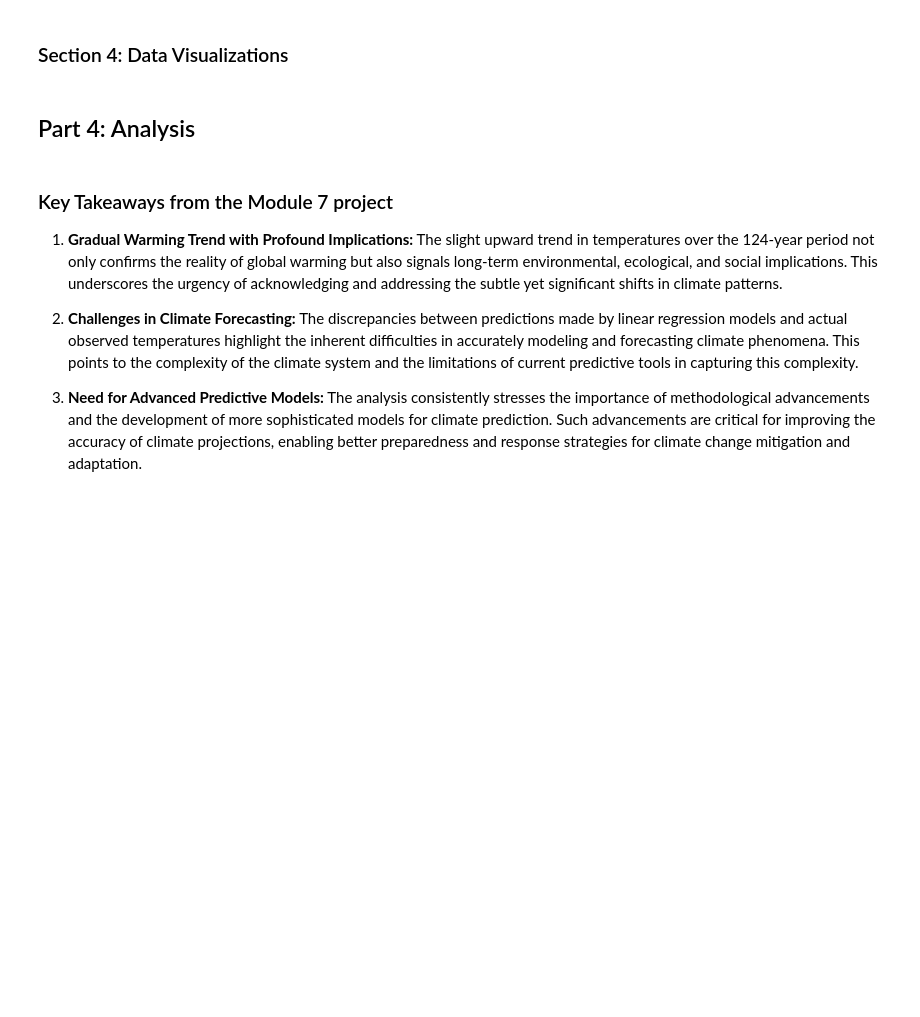
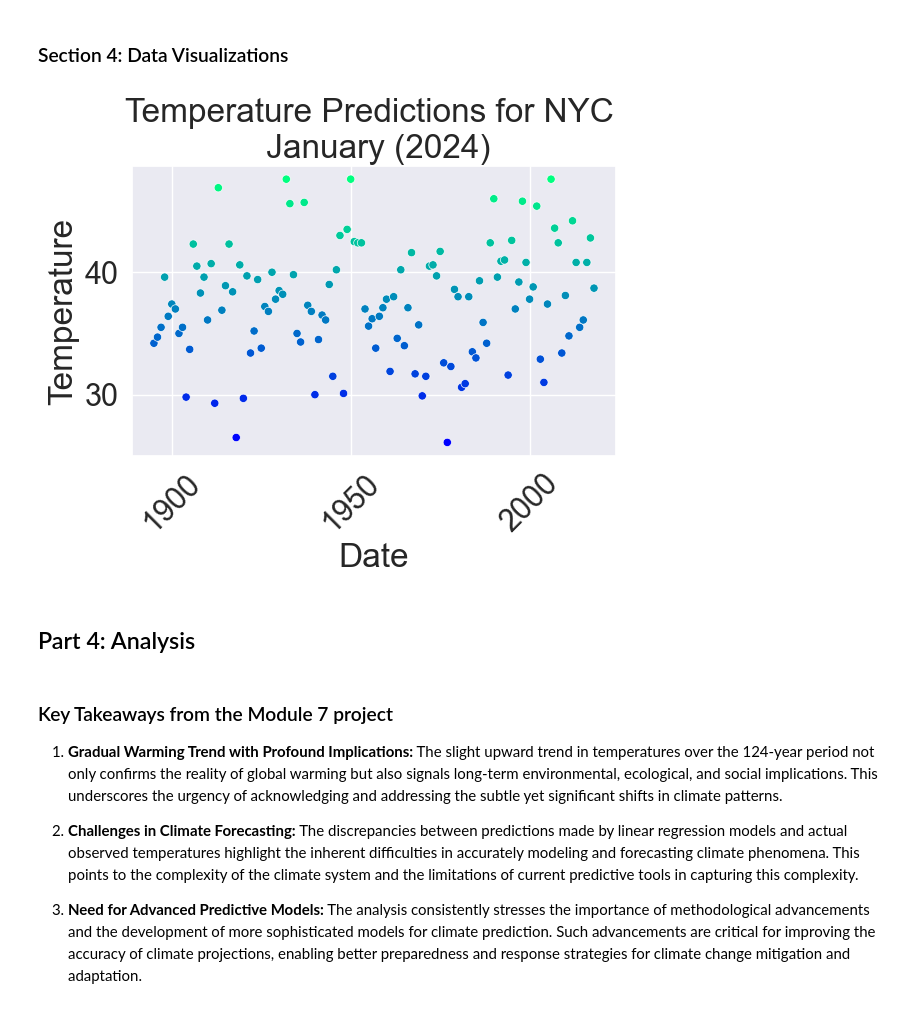
Before and after one commit to JBtallgrass/datafun-07-ml, a Jupyter notebook: jballard_ml.ipynb, the cells around one changed output. Drawn from its saved outputs; the diff is of its cells as text; code cells hidden in the pictures; blank space fills up the shorter version.

```diff
--- a/jballard_ml.ipynb
+++ b/jballard_ml.ipynb
@@ -136,18 +213,26 @@ predict (2024)
 # %% [markdown]
 ### Section 4: Data Visualizations
 # %%
-axes = sns.scatterplot(data=nyc_df, x = 'Date', y = 'Temperature', hue='Temperature', palette='winter', legend=False)
+axes = sns.scatterplot(data=nyc_df,
+                        x = 'Date',
+                        y = 'Temperature',
+                        hue='Temperature',
+                        palette='winter',
+                        legend=False
+                        )
 
 # Adjust for better layout if necessary, especially if you have date overlaps
 plt.xticks(rotation=45)
 plt.tight_layout()
 plt.title('Temperature Predictions for NYC \n January (2024)')
 
 # Save the figure
 plt.savefig('figures/nyc_temperature_scatterplot.png', dpi=300)  # Saves the plot as a PNG file with 300 DPI
 
 # Show the plot
 plt.show()
+# %% [output]
+[figure, added]
 # %% [markdown]
 ## Part 4:  Analysis
 # %% [markdown]
```
Also changed, not shown: parts of 41 cells of this notebook, 12 other files.
